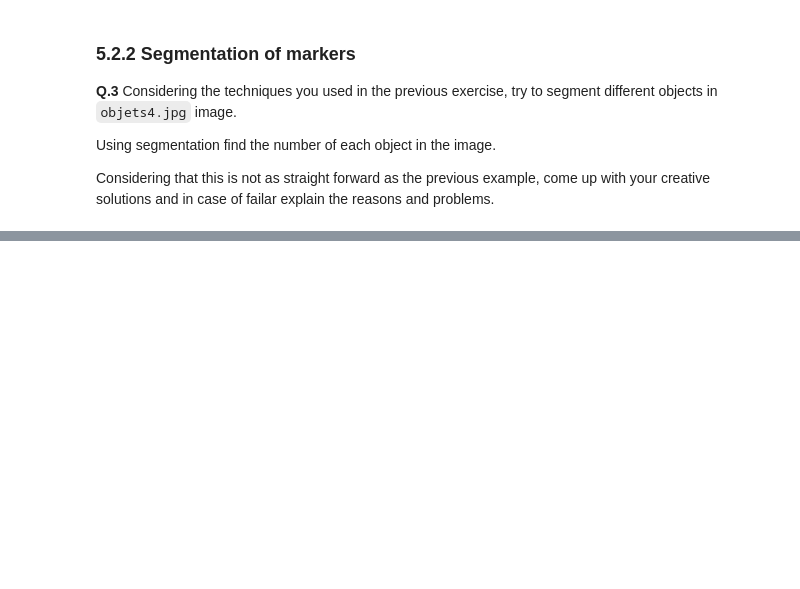
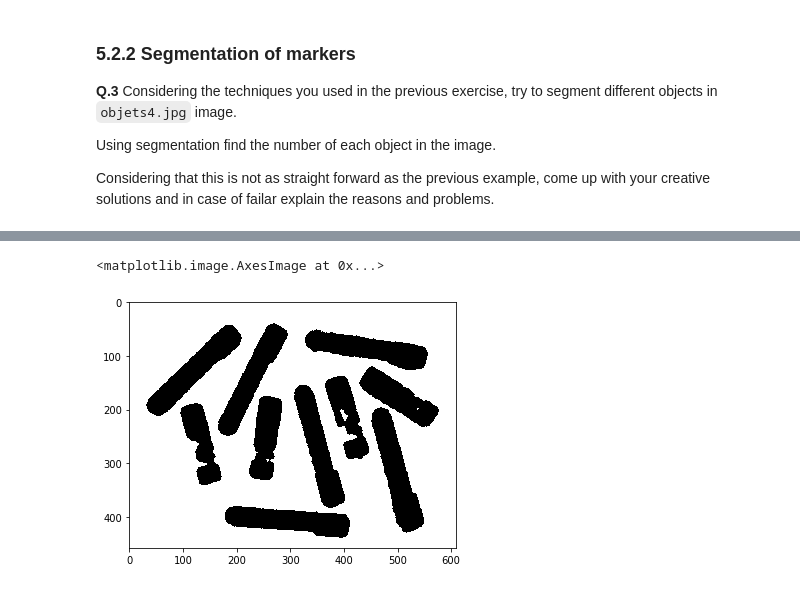
Before and after one commit to Kivo0/B31XB-IIP-TP-1718, a Jupyter notebook: 5-morpho-segmentation/5-morpho-segmentation.ipynb, the cells around one changed output, grey strips where cells are left out. Saved outputs shown, nothing was run; the diff lists cells and outputs as text; code cells hidden in the pictures; blank space fills up the shorter version.

```diff
--- a/5-morpho-segmentation/5-morpho-segmentation.ipynb
+++ b/5-morpho-segmentation/5-morpho-segmentation.ipynb
@@ -258,0 +283,13 @@ Considering that this is not as straight forward as the previous example, come u
+# %%
+mask1 = morphology.erosion(mask,morphology.disk(7))
+
+mask2 = morphology.opening(mask1, morphology.disk(1))
+
+mask3 = morphology.closing(mask2, morphology.disk(1))
+
+mask4 = morphology.dilation(mask3,morphology.disk(1))
+
+io.imshow(mask4)
+# %% [output]
+<matplotlib.image.AxesImage at 0x...>
+[figure, added]
```
Also changed, not shown: parts of 9 cells of this notebook, 2 other files.
